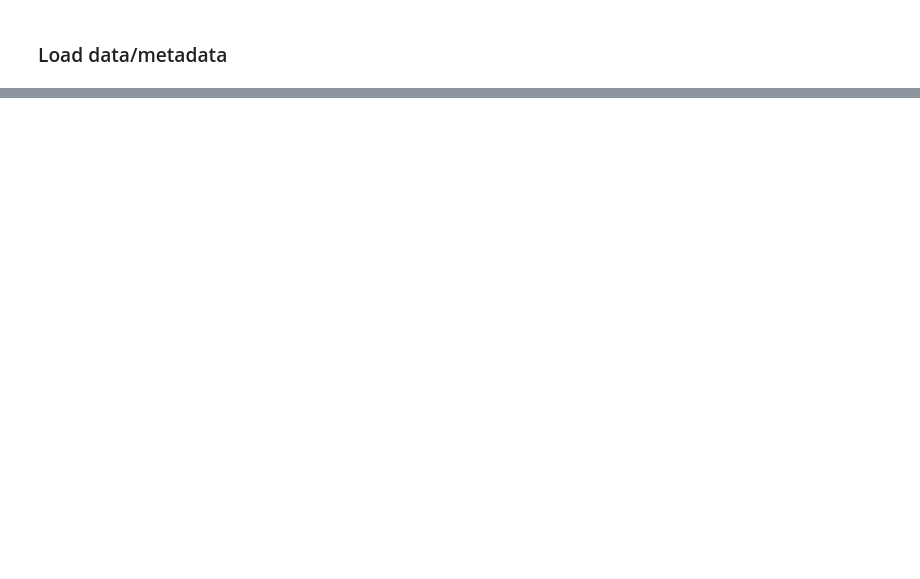
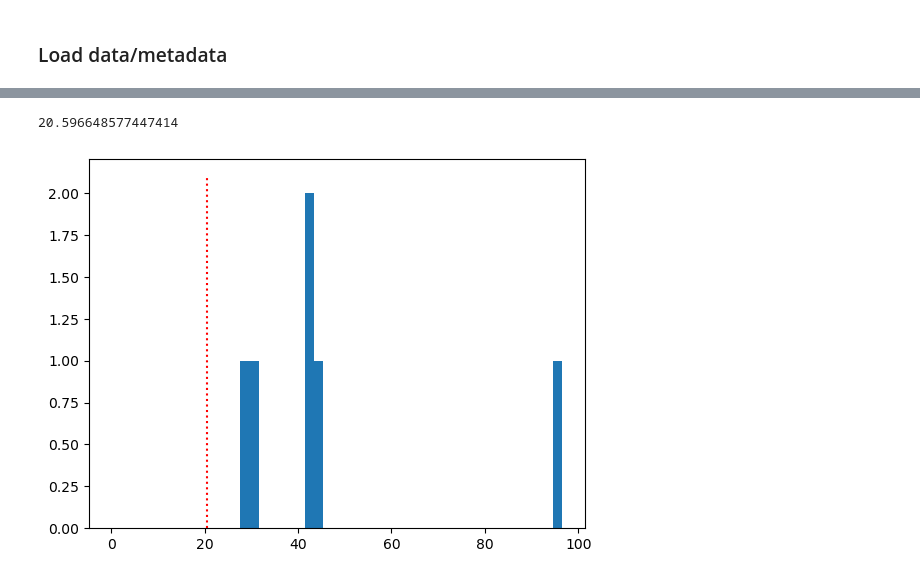
Before and after one commit to jtmiles/GRID_lab_python, a Jupyter notebook: screen_contacts.ipynb, the cells around one changed output, grey strips where cells are left out. Cells and saved outputs as stored; diff of their text form; code cells hidden in the pictures; blank space fills up the shorter version.

```diff
--- a/screen_contacts.ipynb
+++ b/screen_contacts.ipynb
@@ -96,0 +309,22 @@ t_ixs = np.array([np.where((ts>=(im_t+pre))&(ts<=(im_t+post))) for im_t in img_t
+# %%
+all_spikes = np.zeros((len(ix_filt),))
+spk_win = win*4
+for ix,s in enumerate(ix_filt):
+    spike_ixs = spike_heights(bipolar, s, spk_win)
+    all_spikes[ix] = np.abs(np.diff(bipolar[spike_ixs])).mean()
+
+fig, ax = plt.subplots()
+bins = np.linspace(0,all_spikes.max(),50)
+ax.hist(all_spikes, bins=bins)
+# compare "spikes" to clean st dev of signal
+# not really a fair comparison
+# SDs are calculated by sample
+# spikes occur over several
+cleanSD = np.nanstd(bipolar[(~amp_mask*(spikes<spikeval)).astype(bool)])
+print(cleanSD)
+ax.plot([cleanSD,cleanSD],ax.get_ylim(),"r:")
+
+plt.show()
+# %% [output]
+20.596648577447414
+[figure, added]
```
Also changed, not shown: parts of 55 cells of this notebook, 2 other files.
